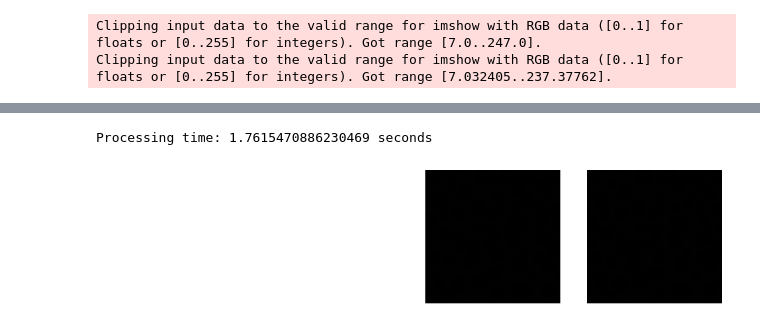
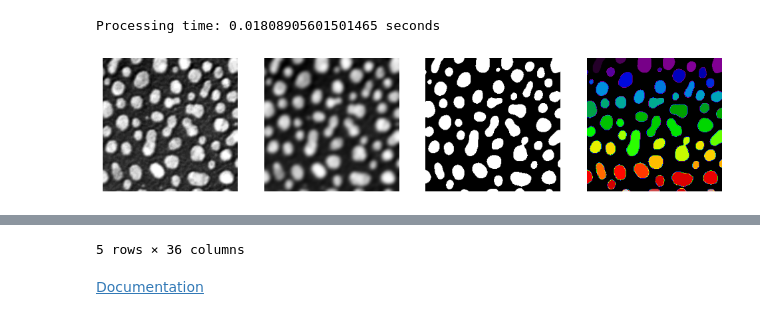
Before and after one commit to Image-Analysis-Hub/Pasteur-BioImage-Analysis-Course-2025, a Jupyter notebook: Analyst/Day5/2_image_processing.ipynb, the cells around one changed output, grey strips where cells are left out. Saved outputs shown, nothing was run; the diff lists cells and outputs as text; code cells hidden in the pictures.

```diff
--- a/Analyst/Day5/2_image_processing.ipynb
+++ b/Analyst/Day5/2_image_processing.ipynb
@@ -46,20 +69,23 @@ Let's reproduce a similar processing pipeline using clEsperanto operation
 # %%
+image = imread('https://samples.fiji.sc/blobs.png').squeeze()
+img = cle.push(image)
 start = time.time()
-image = imread("https://imagej.net/ij/images/blobs.gif").squeeze().astype(np.float32)
-blurred_image = cle.gaussian_blur(image, sigma_x=3, sigma_y=3)
+blurred_image = cle.gaussian_blur(img, sigma_x=3, sigma_y=3)
 binary_image = cle.threshold_otsu(blurred_image)
 labeled_image = cle.connected_component_labeling(binary_image)
 props = cle.statistics_of_labelled_pixels(label=labeled_image, intensity=image)
 print(f"Processing time: {time.time() - start} seconds")
 
 fig, axs = plt.subplots(1, 4, figsize=(12, 6))
 axs[0].imshow(image, cmap='gray')
 axs[1].imshow(blurred_image, cmap='gray')
 axs[2].imshow(binary_image, cmap='gray')
 axs[3].imshow(labeled_image, cmap='nipy_spectral')
 for ax in axs:
     ax.axis('off')
 plt.show()
+
+pd.DataFrame(props).head()
 # %% [output]
-Clipping input data to the valid range for imshow with RGB data ([0..1] for floats or [0..255] for integers). Got range [7.0..247.0].
-Clipping input data to the valid range for imshow with RGB data ([0..1] for floats or [0..255] for integers). Got range [7.032405..237.37762].
+Processing time: 0.01808905601501465 seconds
+[figure, new version]
@@ -66,2 +98,3 @@ Clipping input data to the valid range for imshow with RGB data ([0..1] for floa
-Processing time: 1.7615470886230469 seconds
+5 rows × 36 columns
-[figure, old version]
+# %% [markdown]
+[Documentation](https://clesperanto-doc.readthedocs.io)
```
Also changed, not shown: parts of 5 cells of this notebook, 6 other files.
